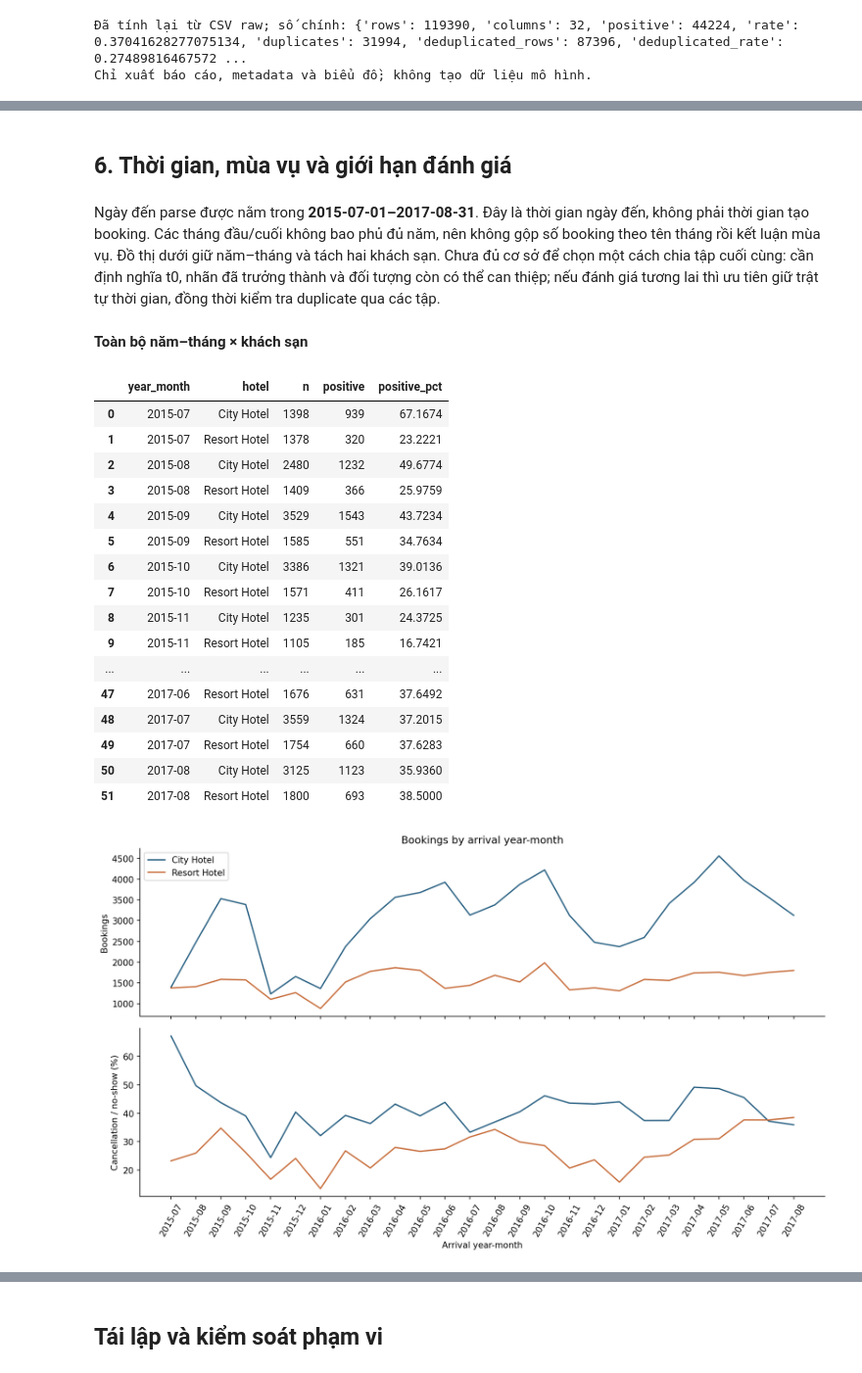
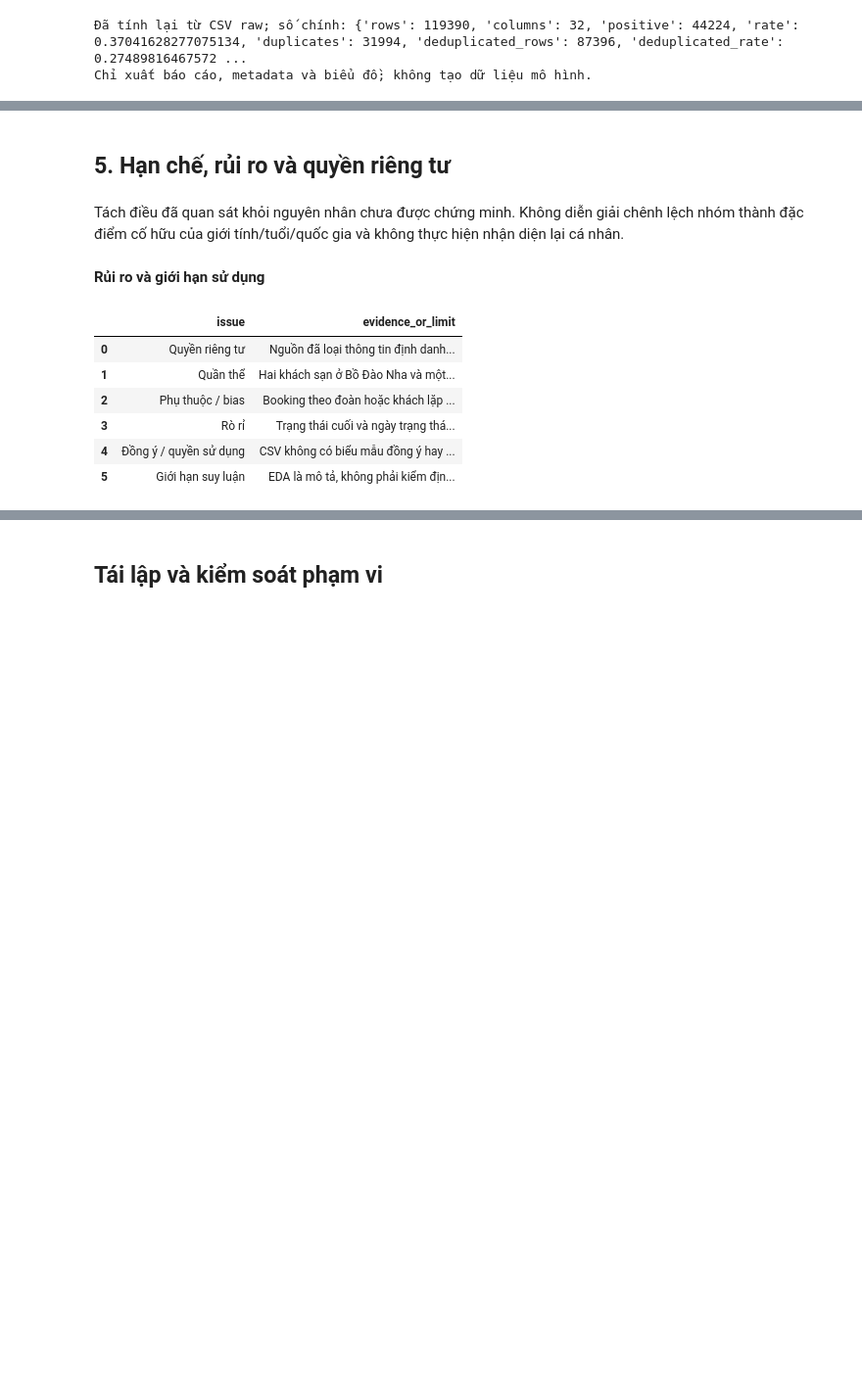
Before and after one commit to AnhQun18/Propensity-VSF-tts, a Jupyter notebook: notebooks/HOTEL/hotel_descriptive_report.ipynb, the cells around one changed output, grey strips where cells are left out. Shown at 98% size. Saved outputs shown, nothing was run; the diff lists cells and outputs as text; code cells hidden in the pictures; blank space fills up the shorter version.

```diff
--- a/notebooks/HOTEL/hotel_descriptive_report.ipynb
+++ b/notebooks/HOTEL/hotel_descriptive_report.ipynb
@@ -181,25 +173,14 @@ Mẫu số là booking trong từng nhóm; không phải tỷ trọng nhóm tron
-# %% [markdown]
-## 6. Thời gian, mùa vụ và giới hạn đánh giá
+# %% [markdown]
+## 5. Hạn chế, rủi ro và quyền riêng tư
 # %%
-eda.show_section(report, 'time')
+eda.show_section(report, 'risks')
 # %% [output]
-Ngày đến parse được nằm trong **2015-07-01–2017-08-31**. Đây là thời gian ngày đến, không phải thời gian tạo booking. Các tháng đầu/cuối không bao phủ đủ năm, nên không gộp số booking theo tên tháng rồi kết luận mùa vụ. Đồ thị dưới giữ năm–tháng và tách hai khách sạn. Chưa đủ cơ sở để chọn một cách chia tập cuối cùng: cần định nghĩa t0, nhãn đã trưởng thành và đối tượng còn có thể can thiệp; nếu đánh giá tương lai thì ưu tiên giữ trật tự thời gian, đồng thời kiểm tra duplicate qua các tập.
+Tách điều đã quan sát khỏi nguyên nhân chưa được chứng minh. Không diễn giải chênh lệch nhóm thành đặc điểm cố hữu của giới tính/tuổi/quốc gia và không thực hiện nhận diện lại cá nhân.
-**Toàn bộ năm–tháng × khách sạn**
+**Rủi ro và giới hạn sử dụng**
-|  | year_month | hotel | n | positive | positive_pct |
-| 0 | 2015-07 | City Hotel | 1398 | 939 | 67.1674 |
-| 1 | 2015-07 | Resort Hotel | 1378 | 320 | 23.2221 |
-| 2 | 2015-08 | City Hotel | 2480 | 1232 | 49.6774 |
-| 3 | 2015-08 | Resort Hotel | 1409 | 366 | 25.9759 |
-| 4 | 2015-09 | City Hotel | 3529 | 1543 | 43.7234 |
-| 5 | 2015-09 | Resort Hotel | 1585 | 551 | 34.7634 |
-| 6 | 2015-10 | City Hotel | 3386 | 1321 | 39.0136 |
-| 7 | 2015-10 | Resort Hotel | 1571 | 411 | 26.1617 |
-| 8 | 2015-11 | City Hotel | 1235 | 301 | 24.3725 |
-| 9 | 2015-11 | Resort Hotel | 1105 | 185 | 16.7421 |
-| ... | ... | ... | ... | ... | ... |
-| 47 | 2017-06 | Resort Hotel | 1676 | 631 | 37.6492 |
-| 48 | 2017-07 | City Hotel | 3559 | 1324 | 37.2015 |
-| 49 | 2017-07 | Resort Hotel | 1754 | 660 | 37.6283 |
-| 50 | 2017-08 | City Hotel | 3125 | 1123 | 35.9360 |
-| 51 | 2017-08 | Resort Hotel | 1800 | 693 | 38.5000 |
+|  | issue | evidence_or_limit |
+| 0 | Quyền riêng tư | Nguồn đã loại thông tin định danh... |
+| 1 | Quần thể | Hai khách sạn ở Bồ Đào Nha và một... |
+| 2 | Phụ thuộc / bias | Booking theo đoàn hoặc khách lặp ... |
+| 3 | Rò rỉ | Trạng thái cuối và ngày trạng thá... |
+| 4 | Đồng ý / quyền sử dụng | CSV không có biểu mẫu đồng ý hay ... |
+| 5 | Giới hạn suy luận | EDA là mô tả, không phải kiểm địn... |
-[figure, removed]
```
Also changed, not shown: parts of 21 cells of this notebook, 35 other files.
